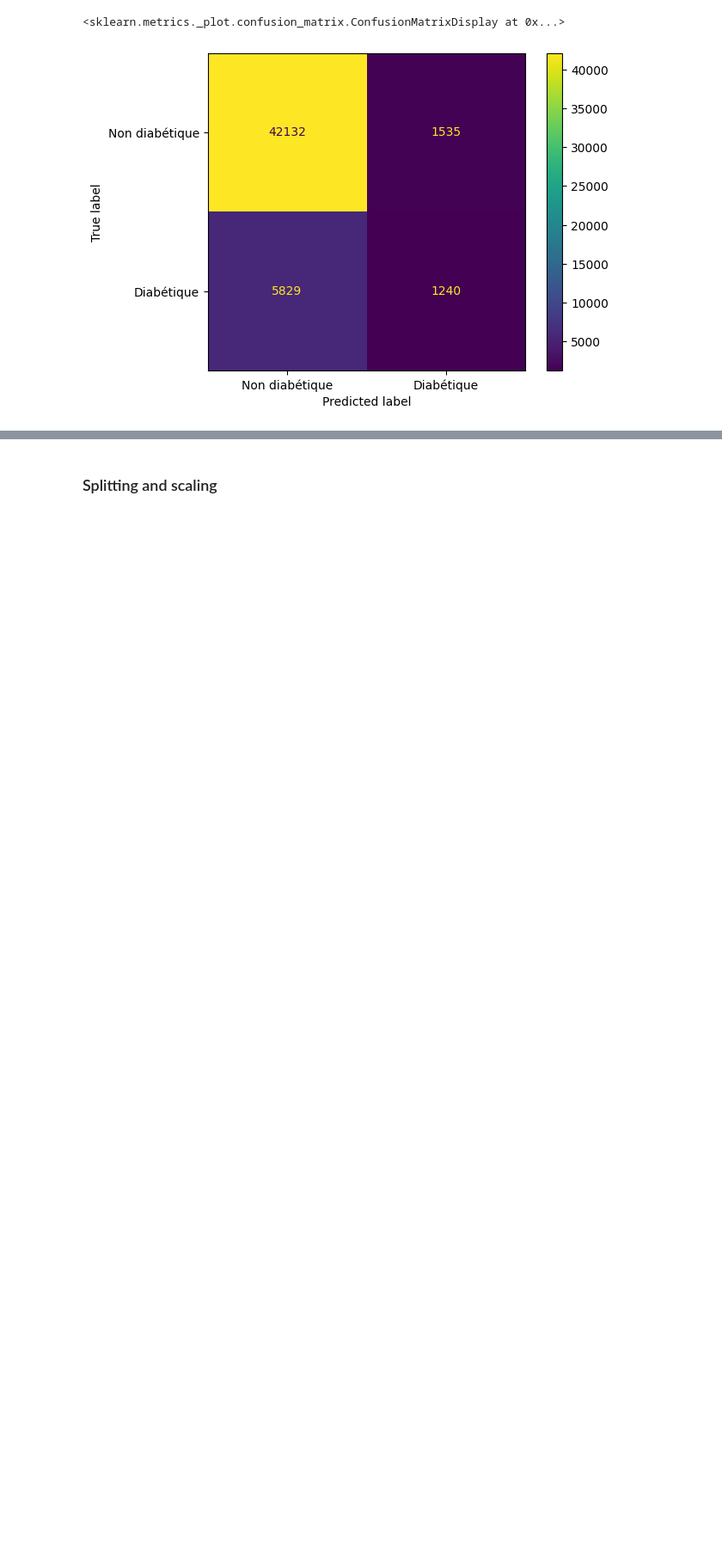
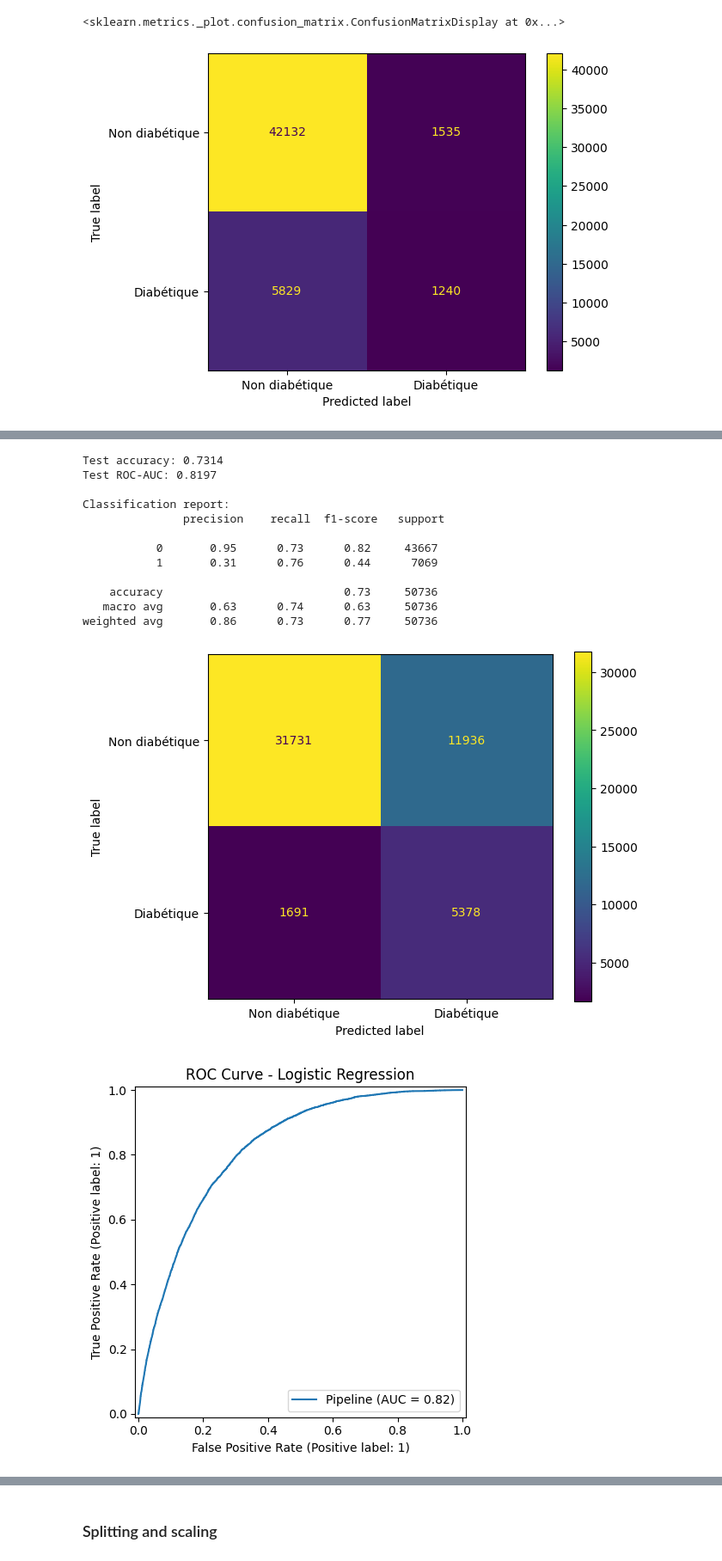
Before and after one commit to DomNoutsGit/Applied-Statistical-Learning-Projet-, a Jupyter notebook: ASL.ipynb, the cells around one changed output, grey strips where cells are left out. Shown at 86% size. Drawn from its saved outputs; the diff is of its cells as text; code cells hidden in the pictures; blank space fills up the shorter version.

```diff
--- a/ASL.ipynb
+++ b/ASL.ipynb
@@ -733,0 +927,36 @@ weighted avg       0.82      0.85      0.83     50736
+# %%
+# -------------------------
+# 3) Evaluation on test
+# -------------------------
+y_pred = best_log.predict(X_test)
+y_proba = best_log.predict_proba(X_test)[:, 1]
+
+print("\nTest accuracy:", round(accuracy_score(y_test, y_pred), 4))
+print("Test ROC-AUC:", round(roc_auc_score(y_test, y_proba), 4))
+print("\nClassification report:\n", classification_report(y_test, y_pred))
+
+cm = confusion_matrix(y_test, y_pred)
+disp = ConfusionMatrixDisplay(confusion_matrix=cm, display_labels=["Non diabétique", "Diabétique"])
+disp.plot()
+plt.tight_layout()
+plt.show()
+
+RocCurveDisplay.from_estimator(best_log, X_test, y_test)
+plt.title("ROC Curve - Logistic Regression")
+plt.tight_layout()
+plt.show()
+# %% [output]
+Test accuracy: 0.7314
+Test ROC-AUC: 0.8197
+
+Classification report:
+               precision    recall  f1-score   support
+
+           0       0.95      0.73      0.82     43667
+           1       0.31      0.76      0.44      7069
+
+    accuracy                           0.73     50736
+   macro avg       0.63      0.74      0.63     50736
+weighted avg       0.86      0.73      0.77     50736
+[figure, added]
+[figure, added]
```
Also changed, not shown: parts of 20 cells of this notebook.
